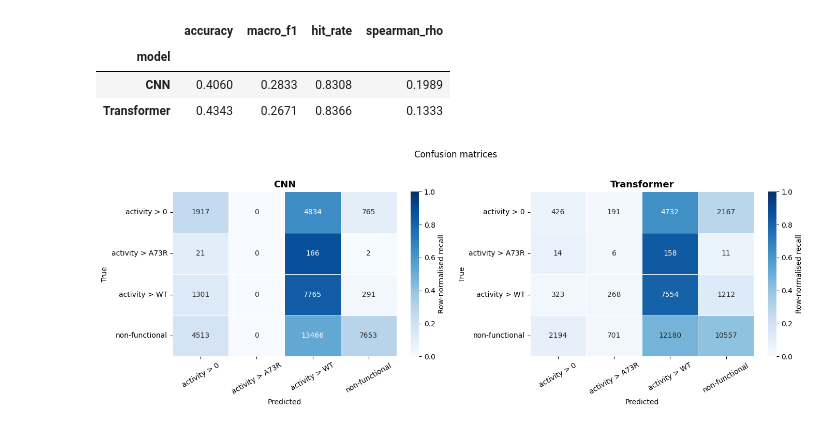
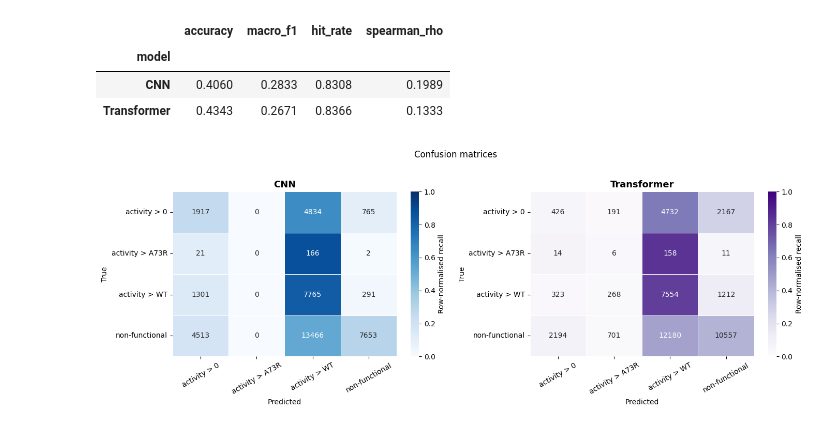
Before and after one commit to zahmiriajoh/AwasthiJohnson_10.C51, a Jupyter notebook: notebooks/02_model_comparison.ipynb, the cells around one changed output. Cells and saved outputs as stored; diff of their text form; code cells hidden in the pictures.

```diff
--- a/notebooks/02_model_comparison.ipynb
+++ b/notebooks/02_model_comparison.ipynb
@@ -131,32 +131,33 @@ Confusion matrix (rows=true, cols=predicted):
 | Transformer | 0.4343 | 0.2671 | 0.8366 | 0.1333 |
 # %%
 # Confusion matrices (heat maps)
+# change order of the classes???
 fig, axes = plt.subplots(1, 2, figsize=(14, 5))
 
-for ax, (name, df) in zip(axes, [("CNN", cnn_preds_df), ("Transformer", trans_preds_df)]):
+for ax, (name, df, cmap) in zip(axes, [("CNN", cnn_preds_df,"Blues"), ("Transformer", trans_preds_df,"Purples")]):
     preds, labels = _to_indices(df)
     cm = confusion_matrix_df(preds, labels)
     # Normalise rows so each cell shows recall per true class
     cm_norm = cm.div(cm.sum(axis=1), axis=0)
 
     sns.heatmap(
         cm_norm,
         ax=ax,
         annot=cm.values,       # raw counts in each cell
         fmt="d",
-        cmap="Blues",
+        cmap=cmap,
         vmin=0, vmax=1,
         linewidths=0.5,
         cbar_kws={"label": "Row-normalised recall"},
     )
     ax.set_title(name, fontsize=13, fontweight="bold")
     ax.set_xlabel("Predicted")
     ax.set_ylabel("True")
     ax.tick_params(axis="x", rotation=30)
     ax.tick_params(axis="y", rotation=0)
 
 fig.suptitle("Confusion matrices", fontsize=12, y=1.02)
 plt.tight_layout()
 plt.show()
 # %% [output]
-[figure, old version]
+[figure, new version]
```
Also changed, not shown: parts of 8 cells of this notebook, 2 other files.
